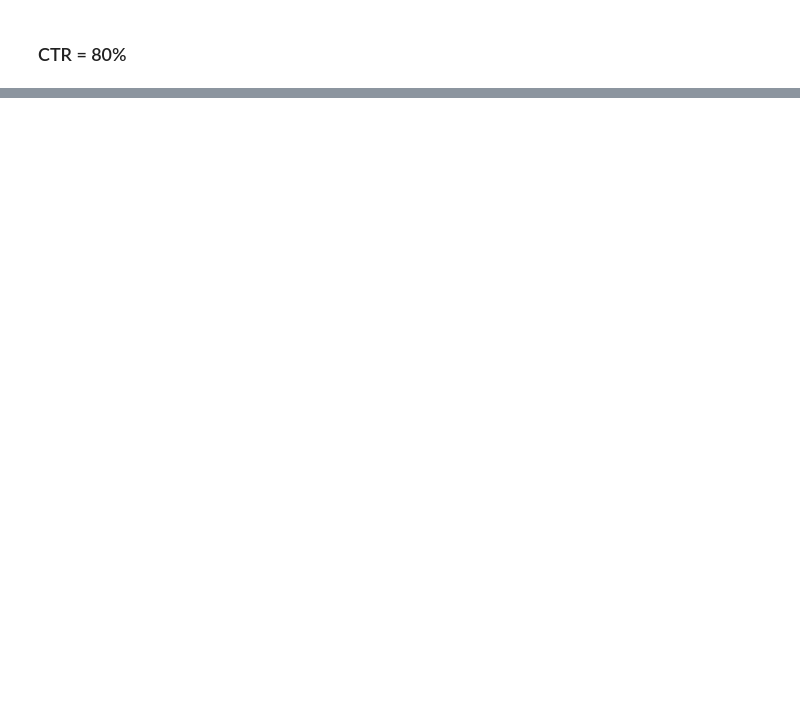
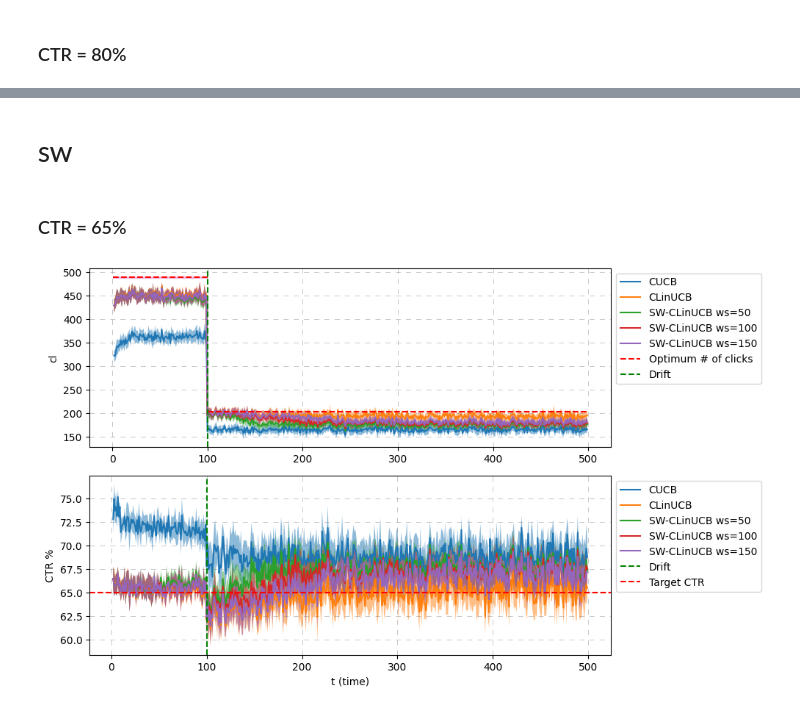
Before and after one commit to GiovanniChiurco/auction-gym, a Jupyter notebook: notebooks/new_gen_exp_results.ipynb, the cells around one changed output, grey strips where cells are left out. Saved outputs shown, nothing was run; the diff lists cells and outputs as text; code cells hidden in the pictures; blank space fills up the shorter version.

```diff
--- a/notebooks/new_gen_exp_results.ipynb
+++ b/notebooks/new_gen_exp_results.ipynb
@@ -226,0 +382,26 @@ plot_click_ctr(models, iteration=1)
+# %% [markdown]
+## SW
+# %% [markdown]
+### CTR = 65%
+# %%
+cucb_exp_dir = '../results/FP_Truthful_Oracle_sigmoids_cucb_drift_ctr_0_65_28_01_25_moreiter/'
+cucb_results = group_data(cucb_exp_dir)
+# %%
+swlinucb_exp_dir = '../results/FP_Truthful_Oracle_sigmoids_swlinucb_rescaledtextemb_ctr_0_65_28_01_25_moreiter/'
+swlinucb_results = group_data_sw(swlinucb_exp_dir)
+swlinucb_opt_res_after_drift, swlinucb_opt_res_before_drift = group_opt_data_sw(swlinucb_exp_dir)
+# %%
+linucb_exp_dir = '../results/FP_Truthful_Oracle_sigmoids_linucb_drift_rescaledtextemb_ctr_0_65_28_01_25_moreiter/'
+linucb_results = group_data(linucb_exp_dir)
+# %%
+models = {
+    'CUCB': cucb_results,
+    'CLinUCB': linucb_results,
+    'SW-CLinUCB': swlinucb_results,
+    'Optimal after drift': swlinucb_opt_res_after_drift,
+    'Optimal before drift': swlinucb_opt_res_before_drift
+}
+# %%
+plot_click_ctr(models, iteration=1, iteration_drift=100)
+# %% [output]
+[figure, added]
```
Also changed, not shown: parts of 26 cells of this notebook, 27 other files.
